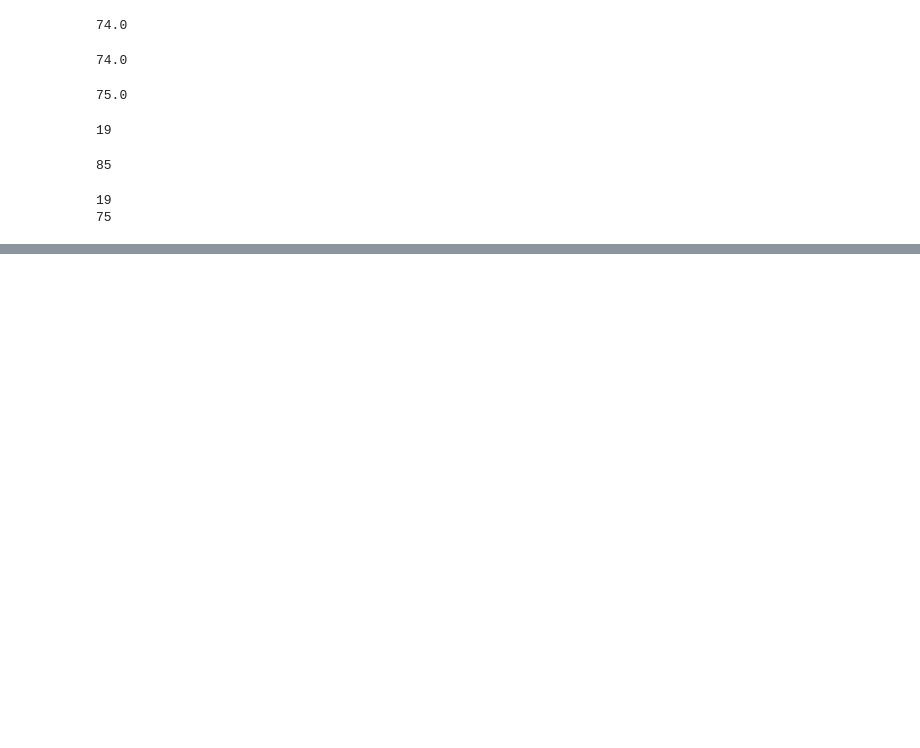
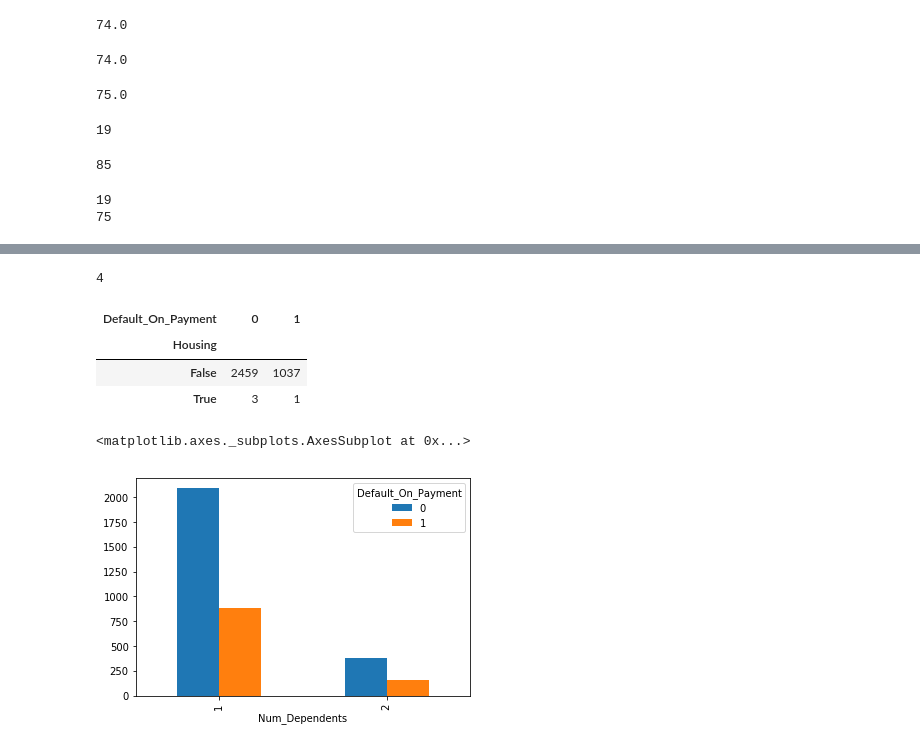
Before and after one commit to SreekarKaja/loan_defaulter_prediction, a Jupyter notebook: logistic regression for bank defaulter-checkpoint.ipynb, the cells around one changed output, grey strips where cells are left out. Cells and saved outputs as stored; diff of their text form; code cells hidden in the pictures; blank space fills up the shorter version.

```diff
--- a/logistic regression for bank defaulter-checkpoint.ipynb
+++ b/logistic regression for bank defaulter-checkpoint.ipynb
@@ -222,0 +293,16 @@ print(max(df.Age))
+# %%
+print(df.Housing.isnull().sum())
+# %% [output]
+4
+# %%
+pd.crosstab(data.Housing.isnull(),data.Default_On_Payment)
+# %% [output]
+| Default_On_Payment | 0 | 1 |
+| Housing |  |  |
+| False | 2459 | 1037 |
+| True | 3 | 1 |
+# %%
+pd.crosstab(data.Num_Dependents,data.Default_On_Payment).plot(kind='bar')
+# %% [output]
+<matplotlib.axes._subplots.AxesSubplot at 0x...>
+[figure, added]
```
Also changed, not shown: parts of 31 cells of this notebook, 2 other files.
